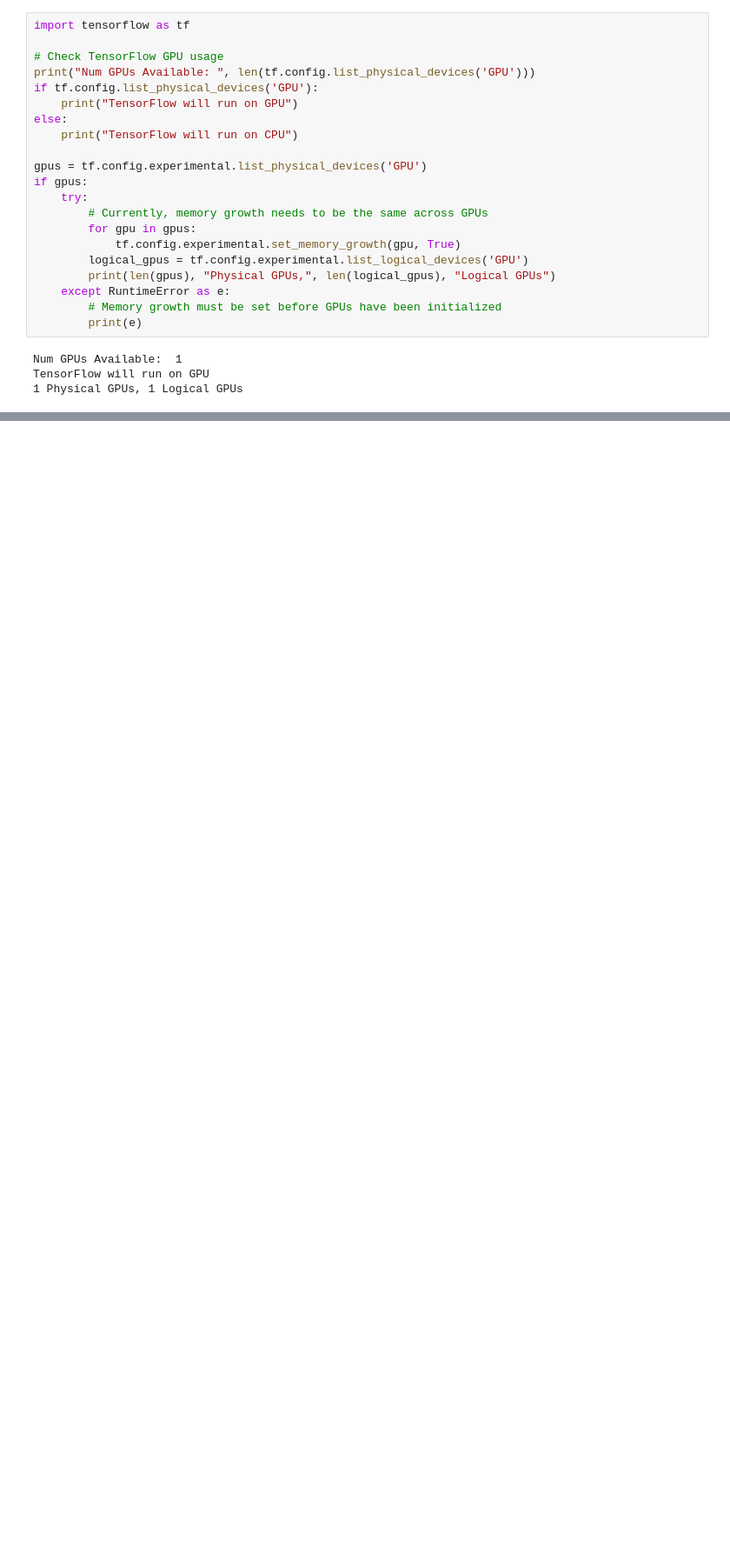
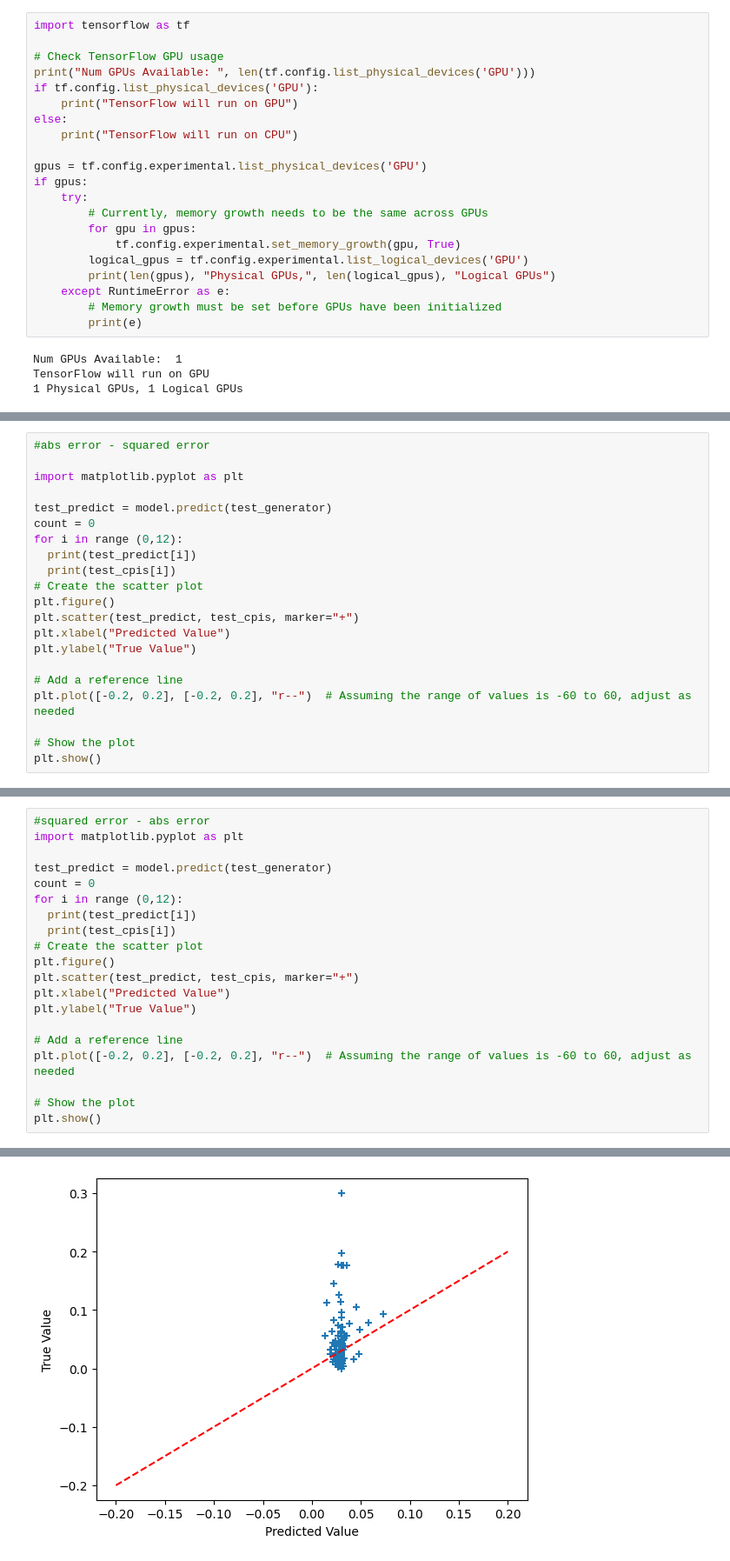
Before and after one commit to MelihFazl/AdVantage, a Jupyter notebook: ml_model/ImageModelFeatureExtraction/ImageModel/ImageModel.ipynb, the cells around one changed output, grey strips where cells are left out. Shown at 87% size. Cells and saved outputs as stored; diff of their text form; blank space fills up the shorter version.

```diff
--- a/ml_model/ImageModelFeatureExtraction/ImageModel/ImageModel.ipynb
+++ b/ml_model/ImageModelFeatureExtraction/ImageModel/ImageModel.ipynb
@@ -398,0 +358,21 @@ Mean Absolute Error (MAE): 0.022174907848238945
+# %%
+#abs error - squared error
+
+import matplotlib.pyplot as plt
+
+test_predict = model.predict(test_generator)
+count = 0
+for i in range (0,12):
+  print(test_predict[i])
+  print(test_cpis[i])
+# Create the scatter plot
+plt.figure()
+plt.scatter(test_predict, test_cpis, marker="+")
+plt.xlabel("Predicted Value")
+plt.ylabel("True Value")
+
+# Add a reference line
+plt.plot([-0.2, 0.2], [-0.2, 0.2], "r--")  # Assuming the range of values is -60 to 60, adjust as needed
+
+# Show the plot
+plt.show()
@@ -398,0 +398,21 @@ Mean Absolute Error (MAE): 0.022174907848238945
+# %%
+#squared error - abs error
+import matplotlib.pyplot as plt
+
+test_predict = model.predict(test_generator)
+count = 0
+for i in range (0,12):
+  print(test_predict[i])
+  print(test_cpis[i])
+# Create the scatter plot
+plt.figure()
+plt.scatter(test_predict, test_cpis, marker="+")
+plt.xlabel("Predicted Value")
+plt.ylabel("True Value")
+
+# Add a reference line
+plt.plot([-0.2, 0.2], [-0.2, 0.2], "r--")  # Assuming the range of values is -60 to 60, adjust as needed
+
+# Show the plot
+plt.show()
+# %% [output]
@@ -398,0 +436 @@ Mean Absolute Error (MAE): 0.022174907848238945
+[figure, added]
```
Also changed, not shown: parts of 17 cells of this notebook.
